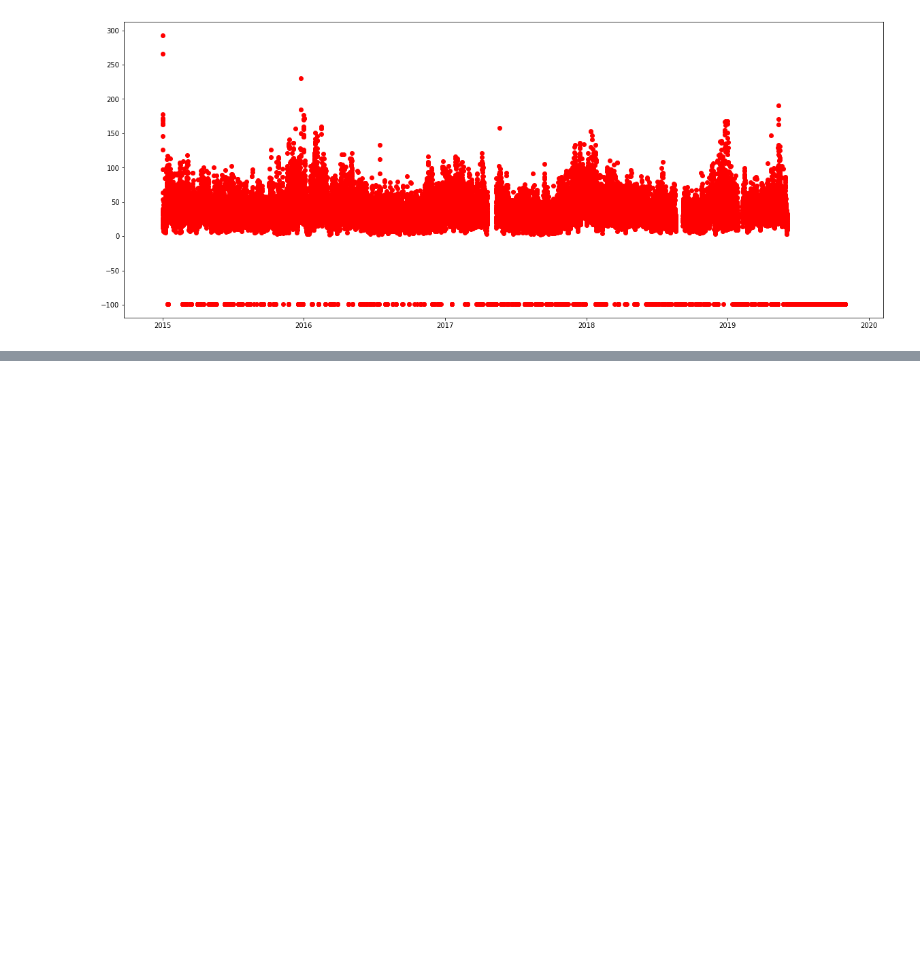
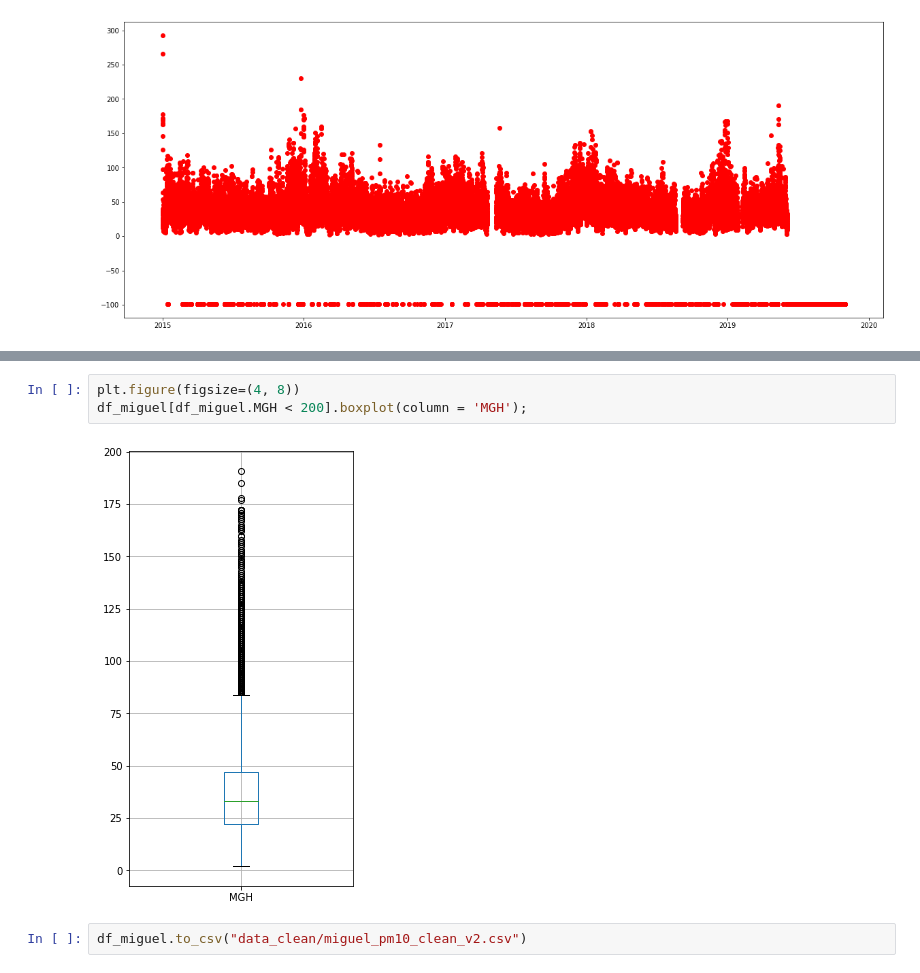
Before and after one commit to luisferlc/datamex1019, a Jupyter notebook: air-quality-cdmx/análisis_limpieza_PM10_v2.ipynb, the cells around one changed output, grey strips where cells are left out. Saved outputs shown, nothing was run; the diff lists cells and outputs as text; blank space fills up the shorter version.

```diff
--- a/air-quality-cdmx/análisis_limpieza_PM10_v2.ipynb
+++ b/air-quality-cdmx/análisis_limpieza_PM10_v2.ipynb
@@ -96,0 +98,7 @@ df_miguel[df_miguel.MGH == -99.0]
+# %%
+plt.figure(figsize=(4, 8))
+df_miguel[df_miguel.MGH < 200].boxplot(column = 'MGH');
+# %% [output]
+[figure, added]
+# %%
+df_miguel.to_csv("data_clean/miguel_pm10_clean_v2.csv")
```
Also changed, not shown: parts of 5 cells of this notebook, 4 other files.
